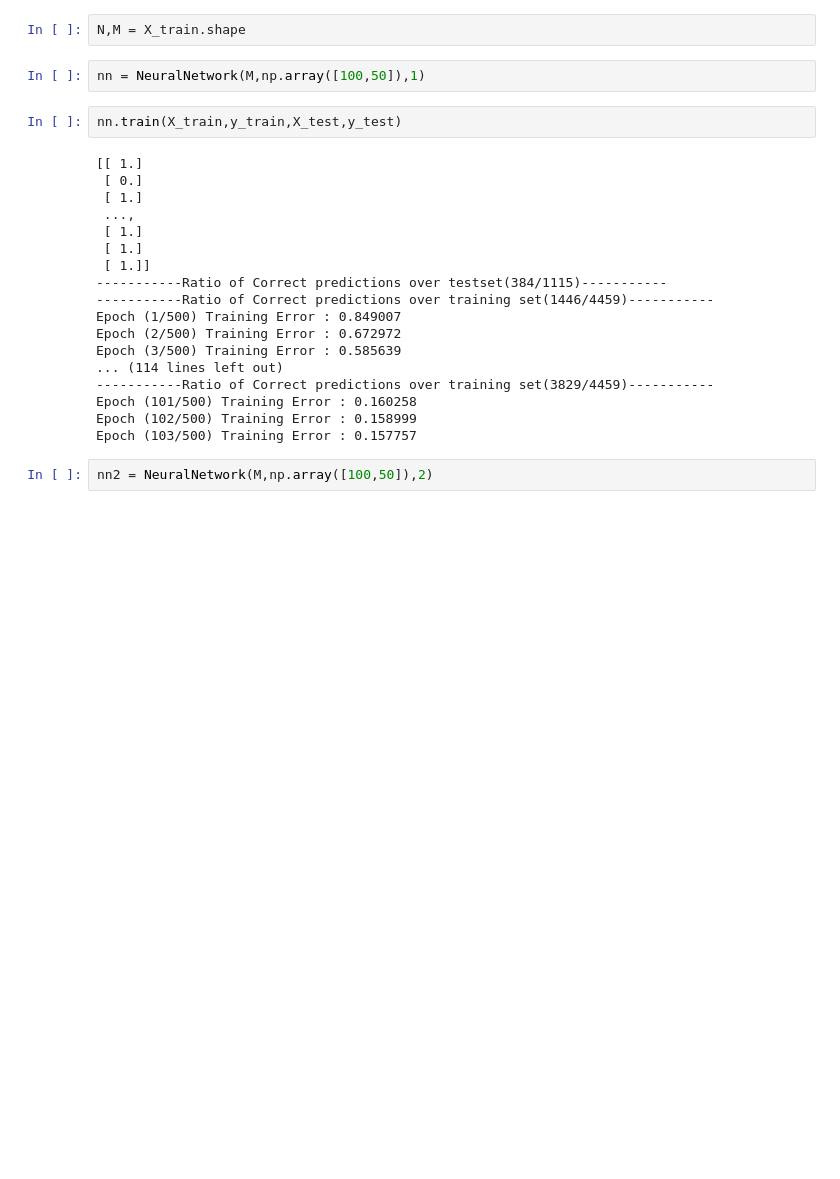
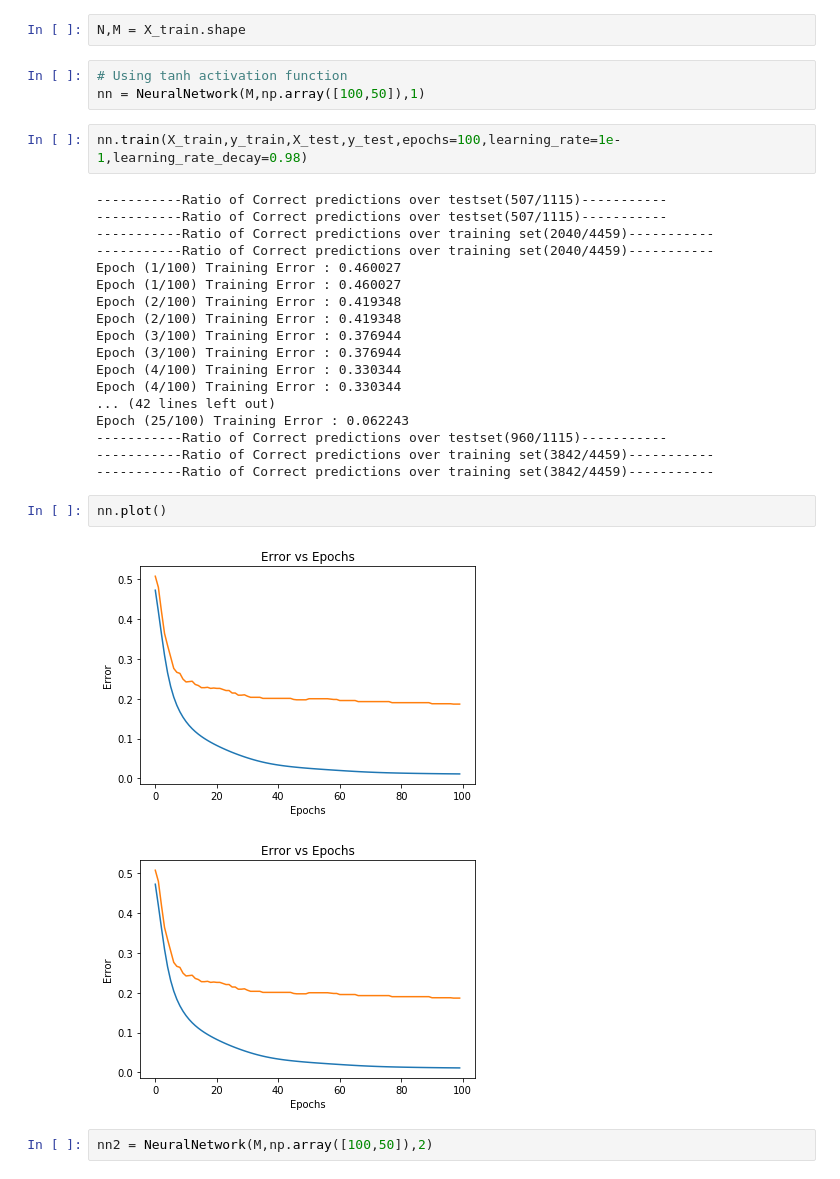
Before and after one commit to buridiaditya/Machine-Learning, a Jupyter notebook: assignment2/assignment2_notebook.ipynb, the cells around one changed output. Drawn from its saved outputs; the diff is of its cells as text; blank space fills up the shorter version.

```diff
--- a/assignment2/assignment2_notebook.ipynb
+++ b/assignment2/assignment2_notebook.ipynb
@@ -72,27 +69,33 @@ y_test = y_target[trainN:]
 # %%
 N,M = X_train.shape
 # %%
+# Using tanh activation function
 nn = NeuralNetwork(M,np.array([100,50]),1)
 # %%
-nn.train(X_train,y_train,X_test,y_test)
+nn.train(X_train,y_train,X_test,y_test,epochs=100,learning_rate=1e-1,learning_rate_decay=0.98)
 # %% [output]
-[[ 1.]
- [ 0.]
- [ 1.]
- ...,
- [ 1.]
- [ 1.]
- [ 1.]]
------------Ratio of Correct predictions over testset(384/1115)-----------
------------Ratio of Correct predictions over training set(1446/4459)-----------
-Epoch (1/500) Training Error : 0.849007
-Epoch (2/500) Training Error : 0.672972
-Epoch (3/500) Training Error : 0.585639
-... (114 lines left out)
------------Ratio of Correct predictions over training set(3829/4459)-----------
-Epoch (101/500) Training Error : 0.160258
-Epoch (102/500) Training Error : 0.158999
-Epoch (103/500) Training Error : 0.157757
+-----------Ratio of Correct predictions over testset(507/1115)-----------
+-----------Ratio of Correct predictions over testset(507/1115)-----------
+-----------Ratio of Correct predictions over training set(2040/4459)-----------
+-----------Ratio of Correct predictions over training set(2040/4459)-----------
+Epoch (1/100) Training Error : 0.460027
+Epoch (1/100) Training Error : 0.460027
+Epoch (2/100) Training Error : 0.419348
+Epoch (2/100) Training Error : 0.419348
+Epoch (3/100) Training Error : 0.376944
+Epoch (3/100) Training Error : 0.376944
+Epoch (4/100) Training Error : 0.330344
+Epoch (4/100) Training Error : 0.330344
+... (42 lines left out)
+Epoch (25/100) Training Error : 0.062243
+-----------Ratio of Correct predictions over testset(960/1115)-----------
+-----------Ratio of Correct predictions over training set(3842/4459)-----------
+-----------Ratio of Correct predictions over training set(3842/4459)-----------
+# %%
+nn.plot()
+# %% [output]
+[figure, added]
+[figure, added]
 # %%
 nn2 = NeuralNetwork(M,np.array([100,50]),2)
 # %%
```
Also changed, not shown: parts of 9 cells of this notebook, 1 other file.
